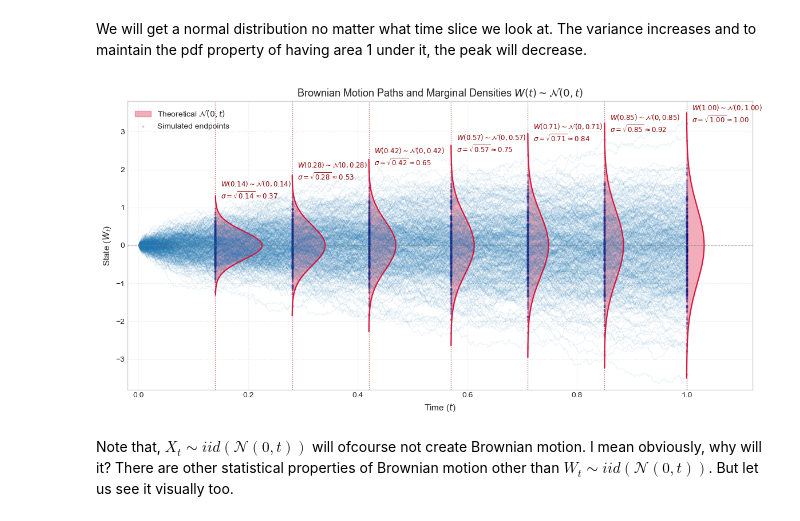
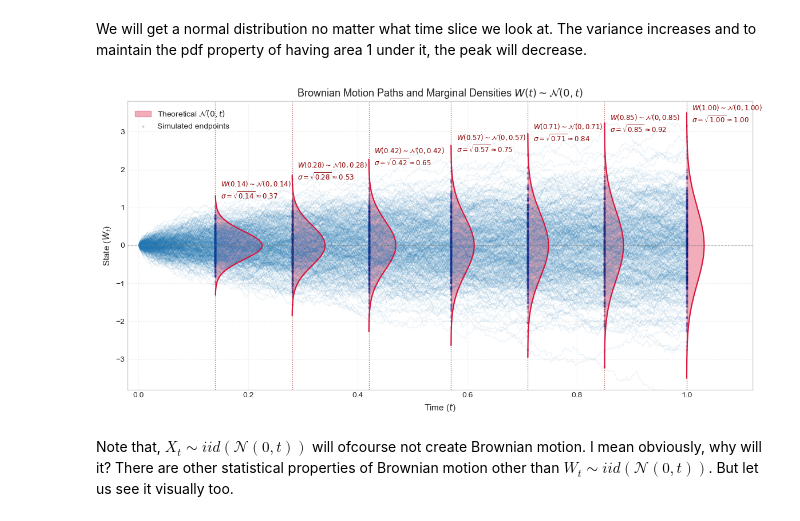
Before and after one commit to kalaapks/radonika_theory-dev, a Jupyter notebook: 01_2D_Stochastic_processes/2D_Stochatsic_paths.ipynb, the cells around one changed output. Drawn from its saved outputs; the diff is of its cells as text; code cells hidden in the pictures.

```diff
--- a/01_2D_Stochastic_processes/2D_Stochatsic_paths.ipynb
+++ b/01_2D_Stochastic_processes/2D_Stochatsic_paths.ipynb
@@ -22,7 +23,7 @@ plt.style.use('seaborn-v0_8-whitegrid')  #design style
 rng = np.random.default_rng(17)
 
 T= 1.0            #process will be on [0,T]
-N = 300          #we will code N to be number of time steps
+N = 400          #we will code N to be number of time steps
 dt = T/N          #N-many steps in [o,T] will make each step dt-sized
 num_paths = 6
 
@@ -106,16 +107,11 @@ ax1.grid(True, linestyle=":", alpha=0.6)
 
 # Plot terminal distribution histogram (horizontal to align with paths).
 #try various vlues of bins to see what it does. we will come back to density later.
-counts, bins, _ = ax2.hist(
-    terminal_values,
-    bins=40,
-    density=True,
-    orientation="horizontal",
-    alpha=0.6,
-    color="skyblue",
-    edgecolor="white",
-    label="Simulated $W(1)$",
-)
+counts, bins, _ = ax2.hist(terminal_values,
+                           bins=40,
+                           density=True,
+                           orientation="horizontal", alpha=0.6, color="skyblue", edgecolor="white",
+                           label="Simulated $W(1)$", )
 
 # Overlay theoretical distribution: N(0, 1)
 #norm.pdf(y,0,root(T)) evaluates the pdf at values of y, ie, for y_0 in y: f(y_0) = exp(-(y_0^2-mean)/2T/root(2 pi t)
@@ -183,56 +179,48 @@ for t_val in time_slices:
     #this is the most important part of the code
     x_pdf = actual_t + pdf_vals * pdf_scale
     #This is just the numpy 1D array due to pdf_vals, we will actually plot it using ax.fill_betweenx
 
     # Reference timeline line
     ax.axvline(actual_t, color="darkred", linestyle=":", linewidth=1, alpha=0.6)
 
     #Fill and outline theoretical normal density curve: N(0, t)
     #this is the 2nd most important part of the code:
     #ax.fill_betweenx(w_grid, actual_t, x_pdf): Fills the shaded region between the baseline x = actual_t & the outer edge x = x_pdf across all vertical points w_grids
     ax.fill_betweenx(w_grid, actual_t, x_pdf,
                      color="crimson",
                      alpha=0.35,
                      label=("Theoretical $\\mathcal{N}(0, t)$" if t_val == time_slices[0]
-                                                               else None),
-    )
+                                                               else None),)
     ax.plot(x_pdf, w_grid, color="crimson", linewidth=1.5)
 
     # Optional: Plot empirical slice points as small ticks along the axis line
-    ax.scatter(
-        np.full_like(slice_data, actual_t),
-        slice_data,
-        color="navy",
-        s=4,
-        alpha=0.15,
-        label="Simulated endpoints" if t_val == time_slices[0] else None,
-    )
+    ax.scatter(np.full_like(slice_data, actual_t),
+               slice_data, color="navy",
+               s=4,
+               alpha=0.15, label="Simulated endpoints" if t_val == time_slices[0]
+                                                       else None,
+              )
 
     # Label with the distribution parameters
-    ax.text(
-        actual_t + 0.01,
-        3.2 * std_t,
-        f"$W({actual_t:.2f}) \\sim \\mathcal{{N}}(0, {actual_t:.2f})$\n$\\sigma = \\sqrt{{{actual_t:.2f}}} \\approx {std_t:.2f}$",
-        fontsize=8.5,
-        color="darkred",
-        verticalalignment="bottom",
-    )
+    ax.text(actual_t + 0.01, 3.2 * std_t,
+            f"$W({actual_t:.2f}) \\sim \\mathcal{{N}}(0, {actual_t:.2f})$\n$\\sigma = \\sqrt{{{actual_t:.2f}}} \\approx {std_t:.2f}$", fontsize=8.5, color="darkred",
+            verticalalignment="bottom",
+           )
 
-ax.set_title(
-    "Brownian Motion Paths and Marginal Densities $W(t) \\sim \\mathcal{N}(0, t)$",
-    fontsize=13,
-)
+ax.set_title("Brownian Motion Paths and Marginal Densities $W(t) \\sim \\mathcal{N}(0, t)$",
+             fontsize=13,
+            )
 ax.set_xlabel("Time ($t$)", fontsize=11)
 ax.set_ylabel("State ($W_t$)", fontsize=11)
 ax.set_xlim(-0.02, T + 0.12)
 ax.set_ylim(-3.8, 3.8)
 ax.grid(True, linestyle=":", alpha=0.5)
 ax.legend(loc="upper left")
 
 plt.tight_layout()
 plt.show()
 # %% [output]
-[figure, old version]
+[figure, new version]
 # %% [markdown]
 Note that, $X_t \sim iid (\mathcal{N}(0, t))$ will ofcourse not create Brownian motion. I mean obviously, why will it? There are other statistical properties of Brownian motion other than $W_t \sim iid (\mathcal{N}(0, t))$. But let us see it visually too.
 # %% [markdown]
```
Also changed, not shown: parts of 9 cells of this notebook.
